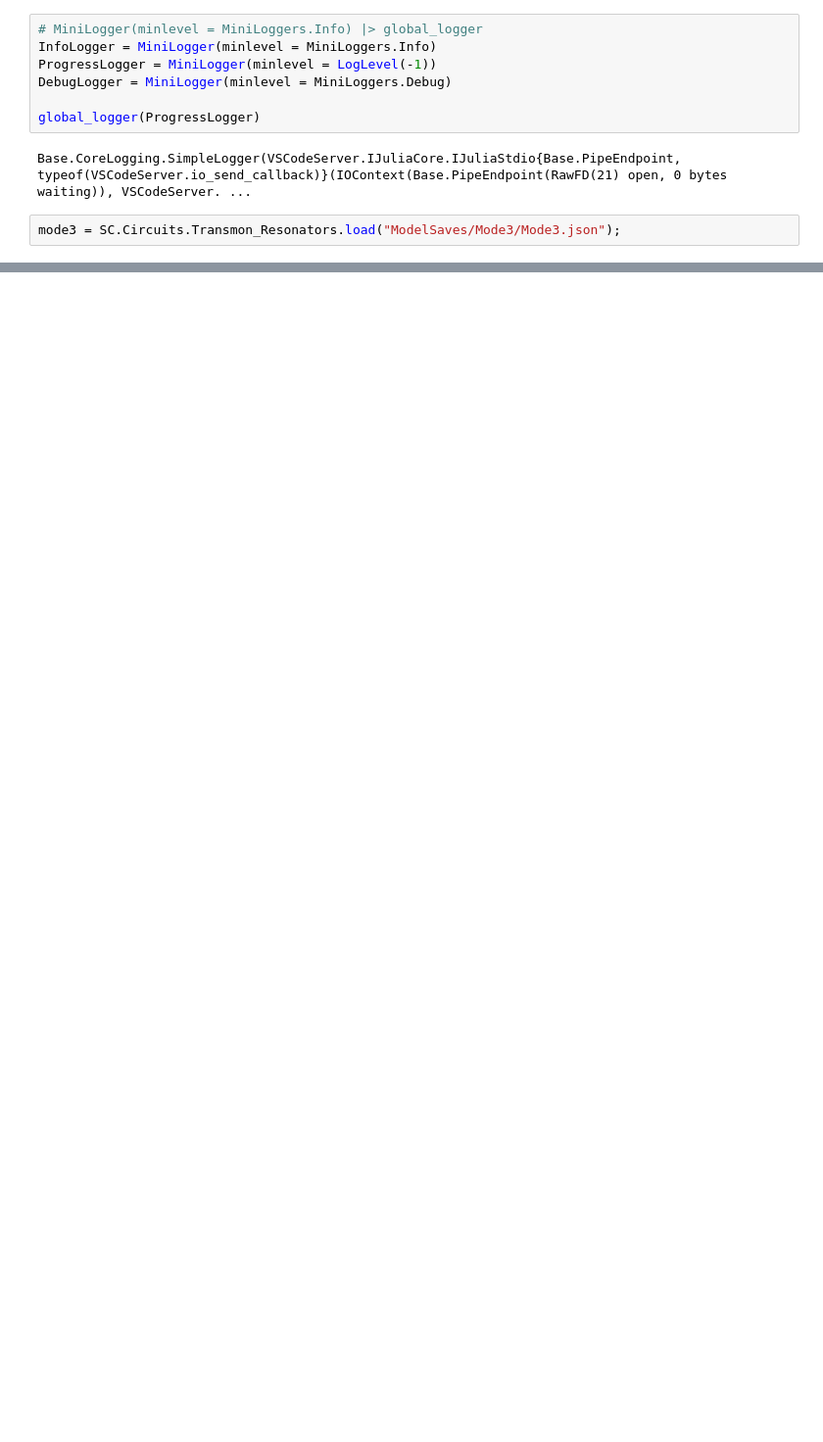
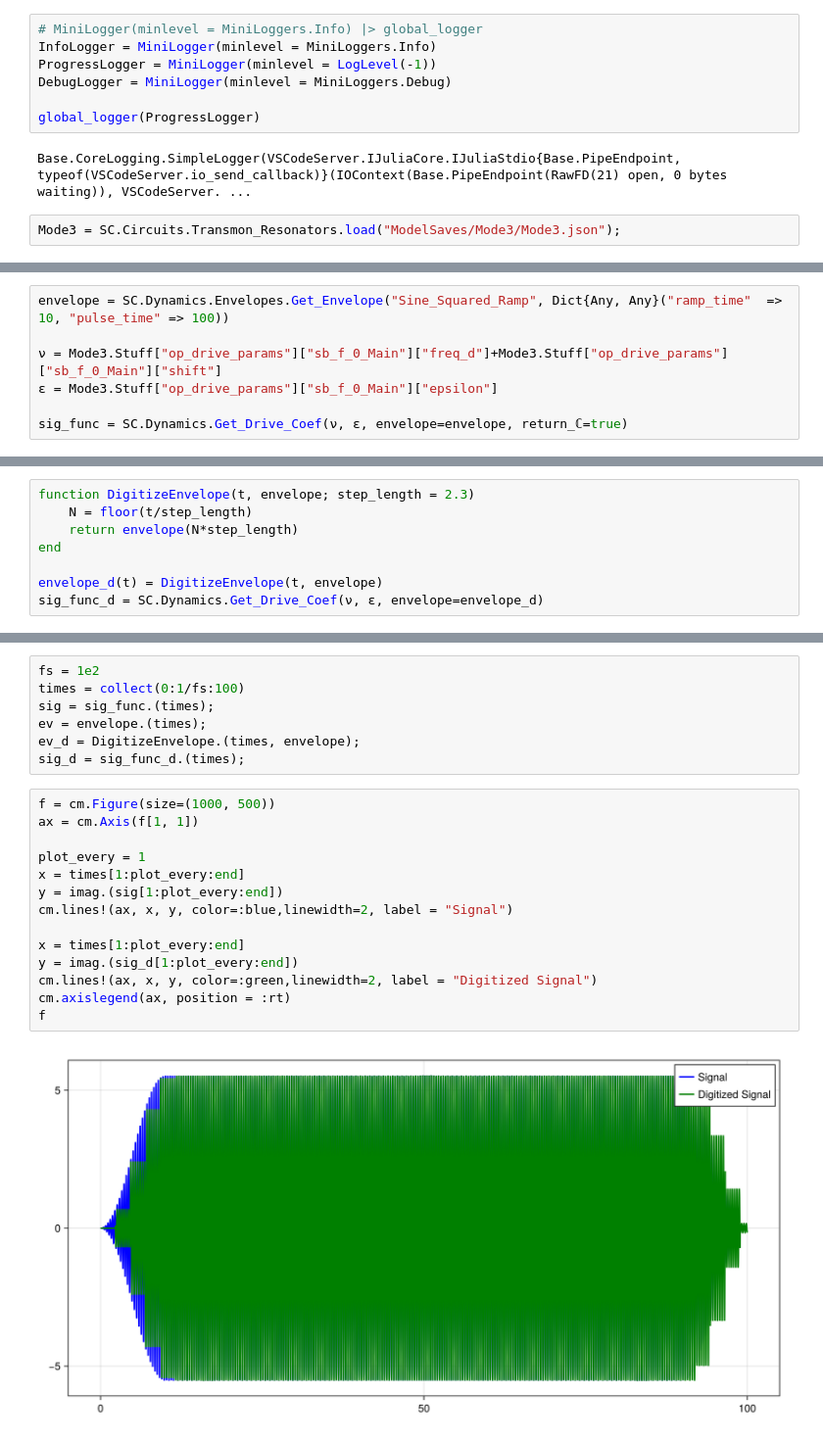
Before and after one commit to Gavin-Rockwood/SuperconductingCavities, a Jupyter notebook: Dev/DevTesting.ipynb, the cells around one changed output, grey strips where cells are left out. Shown at 98% size. Saved outputs shown, nothing was run; the diff lists cells and outputs as text; blank space fills up the shorter version.

Commit message:
lots of dev stuff in progress. Now have chirps and digitization working. Need to add some floquet tools to make analysis easier.

```diff
--- a/Dev/DevTesting.ipynb
+++ b/Dev/DevTesting.ipynb
@@ -19,4 +27,4 @@ global_logger(ProgressLogger)
 # %% [output]
 Base.CoreLogging.SimpleLogger(VSCodeServer.IJuliaCore.IJuliaStdio{Base.PipeEndpoint, typeof(VSCodeServer.io_send_callback)}(IOContext(Base.PipeEndpoint(RawFD(21) open, 0 bytes waiting)), VSCodeServer. ...
 # %%
-mode3 = SC.Circuits.Transmon_Resonators.load("ModelSaves/Mode3/Mode3.json");
+Mode3 = SC.Circuits.Transmon_Resonators.load("ModelSaves/Mode3/Mode3.json");
@@ -22,0 +35,7 @@ mode3 = SC.Circuits.Transmon_Resonators.load("ModelSaves/Mode3/Mode3.json");
+# %%
+envelope = SC.Dynamics.Envelopes.Get_Envelope("Sine_Squared_Ramp", Dict{Any, Any}("ramp_time"  => 10, "pulse_time" => 100))
+
+ν = Mode3.Stuff["op_drive_params"]["sb_f_0_Main"]["freq_d"]+Mode3.Stuff["op_drive_params"]["sb_f_0_Main"]["shift"]
+ε = Mode3.Stuff["op_drive_params"]["sb_f_0_Main"]["epsilon"]
+
+sig_func = SC.Dynamics.Get_Drive_Coef(ν, ε, envelope=envelope, return_ℂ=true)
@@ -22,0 +44,8 @@ mode3 = SC.Circuits.Transmon_Resonators.load("ModelSaves/Mode3/Mode3.json");
+# %%
+function DigitizeEnvelope(t, envelope; step_length = 2.3)
+    N = floor(t/step_length)
+    return envelope(N*step_length)
+end
+
+envelope_d(t) = DigitizeEnvelope(t, envelope)
+sig_func_d = SC.Dynamics.Get_Drive_Coef(ν, ε, envelope=envelope_d)
@@ -22,0 +54,23 @@ mode3 = SC.Circuits.Transmon_Resonators.load("ModelSaves/Mode3/Mode3.json");
+# %%
+fs = 1e2
+times = collect(0:1/fs:100)
+sig = sig_func.(times);
+ev = envelope.(times);
+ev_d = DigitizeEnvelope.(times, envelope);
+sig_d = sig_func_d.(times);
+# %%
+f = cm.Figure(size=(1000, 500))
+ax = cm.Axis(f[1, 1])
+
+plot_every = 1
+x = times[1:plot_every:end]
+y = imag.(sig[1:plot_every:end])
+cm.lines!(ax, x, y, color=:blue,linewidth=2, label = "Signal")
+
+x = times[1:plot_every:end]
+y = imag.(sig_d[1:plot_every:end])
+cm.lines!(ax, x, y, color=:green,linewidth=2, label = "Digitized Signal")
+cm.axislegend(ax, position = :rt)
+f
+# %% [output]
+[figure, added]
```
Also changed, not shown: parts of 35 cells of this notebook, 17 other files.
